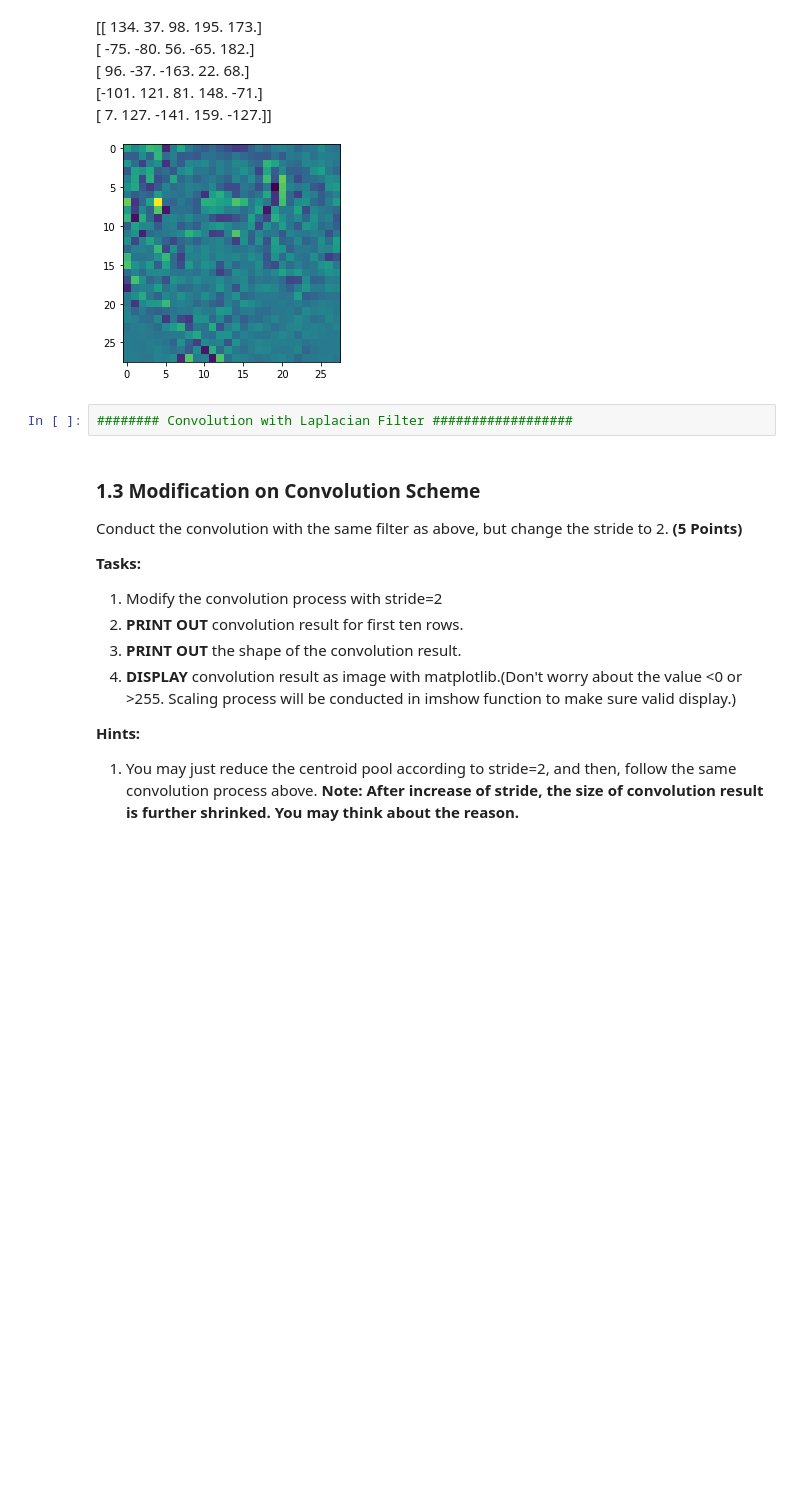
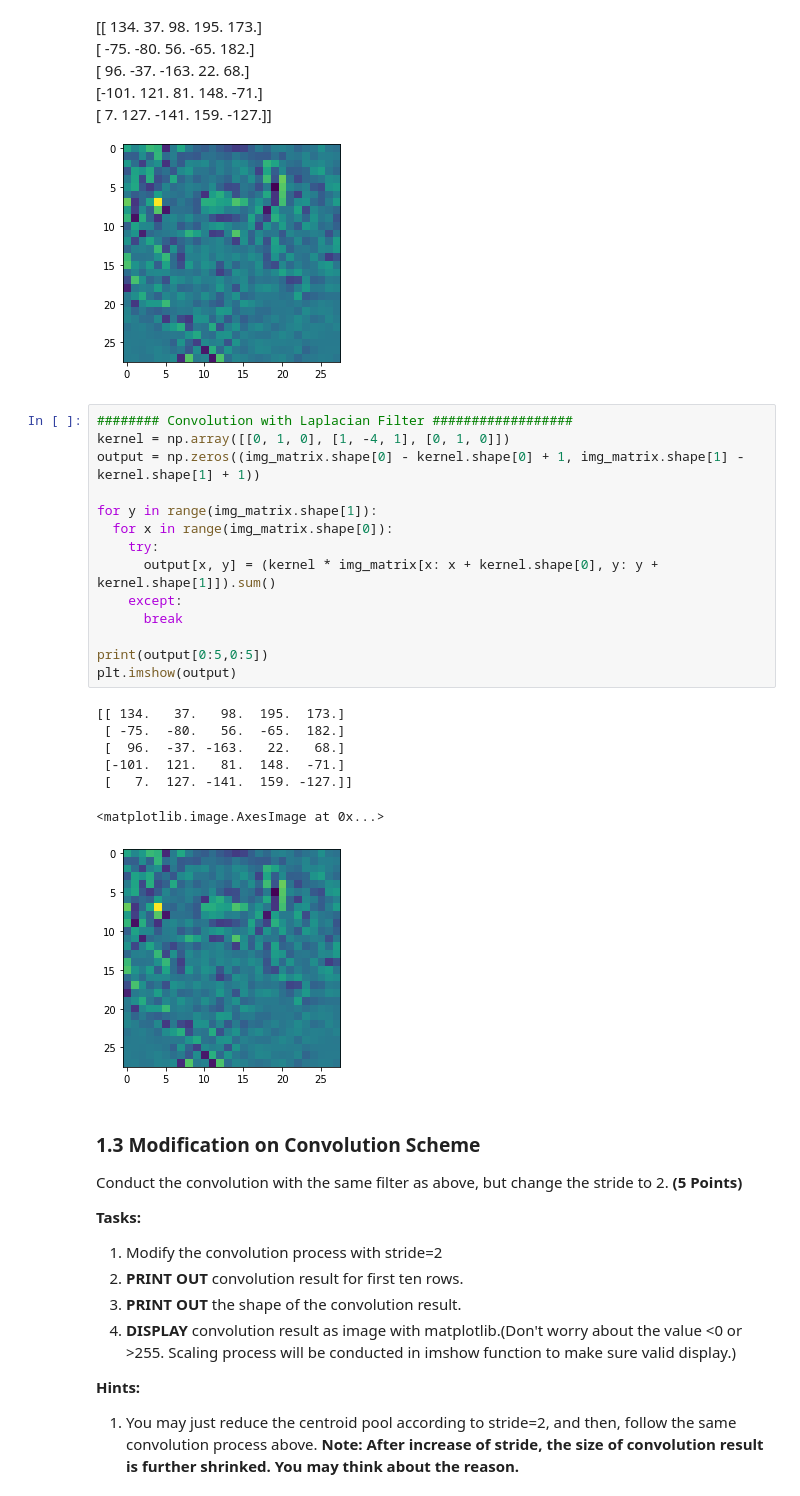
Before and after one commit to cgprats/CAP4630_HW3, a Jupyter notebook: Homework_03.ipynb, the cells around one changed output. Cells and saved outputs as stored; diff of their text form; blank space fills up the shorter version.

```diff
--- a/Homework_03.ipynb
+++ b/Homework_03.ipynb
@@ -93,8 +94,28 @@ Process the obtained array from the image with convolution operation. **(20 Poin
  [   7.  127. -141.  159. -127.]]
 
 ![image.png](embedded-picture-2)
-# %%
-######## Convolution with Laplacian Filter ##################
+# %%
+######## Convolution with Laplacian Filter ##################
+kernel = np.array([[0, 1, 0], [1, -4, 1], [0, 1, 0]])
+output = np.zeros((img_matrix.shape[0] - kernel.shape[0] + 1, img_matrix.shape[1] - kernel.shape[1] + 1))
+
+for y in range(img_matrix.shape[1]):
+  for x in range(img_matrix.shape[0]):
+    try:
+      output[x, y] = (kernel * img_matrix[x: x + kernel.shape[0], y: y + kernel.shape[1]]).sum()
+    except:
+      break
+
+print(output[0:5,0:5])
+plt.imshow(output)
+# %% [output]
+[[ 134.   37.   98.  195.  173.]
+ [ -75.  -80.   56.  -65.  182.]
+ [  96.  -37. -163.   22.   68.]
+ [-101.  121.   81.  148.  -71.]
+ [   7.  127. -141.  159. -127.]]
+<matplotlib.image.AxesImage at 0x...>
+[figure, added]
 # %% [markdown]
 ### 1.3 Modification on Convolution Scheme
 
```
Also changed, not shown: parts of 3 cells of this notebook.
